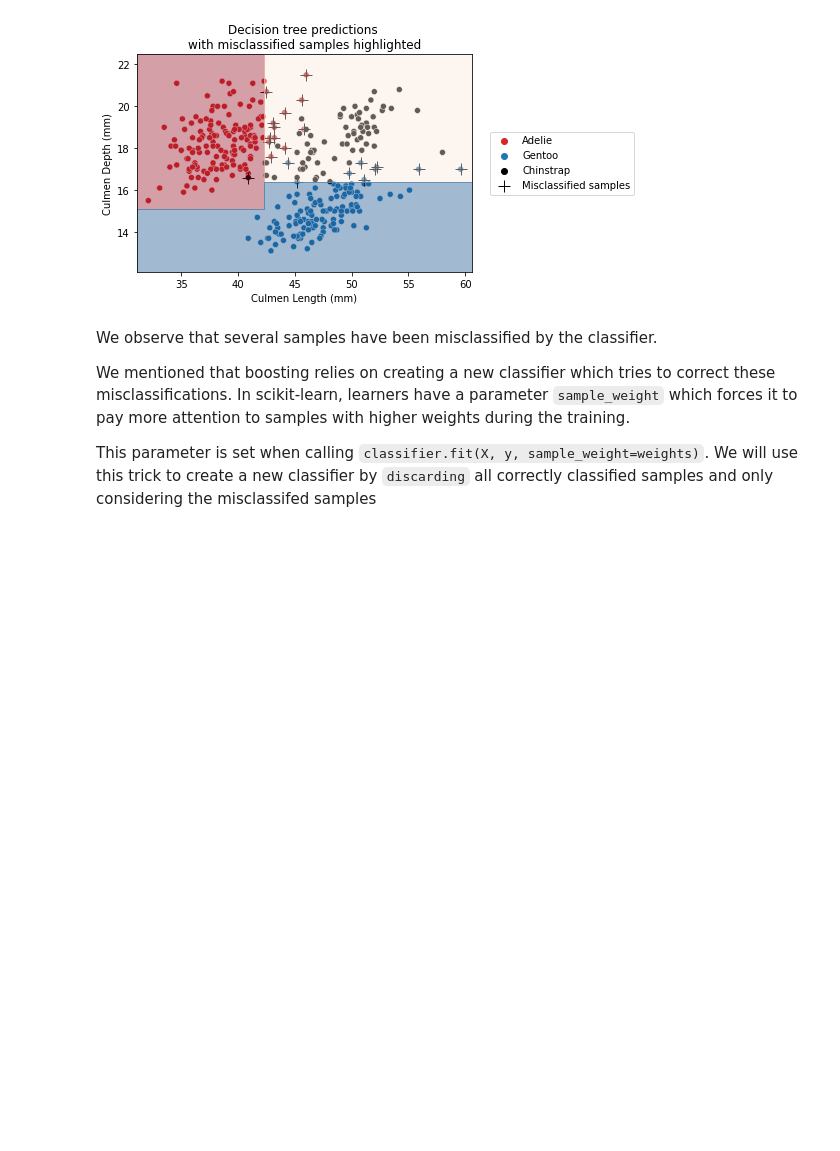
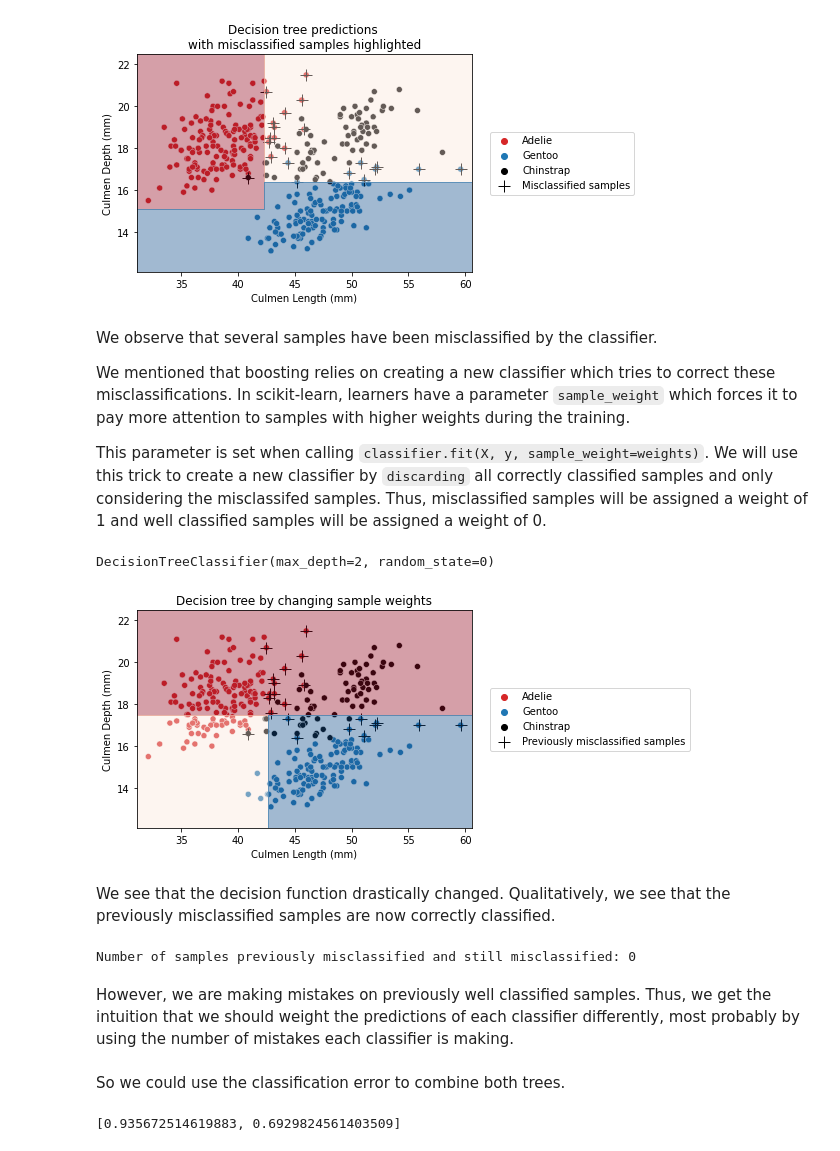
Before and after one commit to skacem/Learning-Machine-Learning, a Jupyter notebook: Scikit-learn/604_adaBoost.ipynb, the cells around one changed output. Cells and saved outputs as stored; diff of their text form; code cells hidden in the pictures; blank space fills up the shorter version.

Commit message:
decision trees by changing sample weights

```diff
--- a/Scikit-learn/604_adaBoost.ipynb
+++ b/Scikit-learn/604_adaBoost.ipynb
@@ -88,4 +88,50 @@ We observe that several samples have been misclassified by the classifier.
 
 We mentioned that boosting relies on creating a new classifier which tries to correct these misclassifications. In scikit-learn, learners have a parameter `sample_weight` which forces it to pay more attention to samples with higher weights during the training.
 
-This parameter is set when calling `classifier.fit(X, y, sample_weight=weights)`. We will use this trick to create a new classifier by `discarding` all correctly classified samples and only considering the misclassifed samples
+This parameter is set when calling `classifier.fit(X, y, sample_weight=weights)`. We will use this trick to create a new classifier by `discarding` all correctly classified samples and only considering the misclassifed samples. Thus, misclassified samples will be assigned a weight of 1 and well classified samples will be assigned a weight of 0.
+# %%
+sample_weight = np.zeros_like(target, dtype=int)
+sample_weight[misclassified_samples_idx] = 1
+
+tree = DecisionTreeClassifier(max_depth=2, random_state=0)
+tree.fit(data, target, sample_weight=sample_weight)
+# %% [output]
+DecisionTreeClassifier(max_depth=2, random_state=0)
+# %%
+sns.scatterplot(data=penguins, x=culmen_columns[0], y=culmen_columns[1],
+               hue=target_column, palette=palette)
+ax = sns.scatterplot(data=data_misclassified, x=culmen_columns[0],
+                    y=culmen_columns[1],
+                    label="Previously misclassified samples",
+                    marker='+', s=150, color='k')
+plot_decision_function(tree, range_features, ax=ax)
+
+plt.legend(bbox_to_anchor=(1.04, 0.5), loc='center left')
+plt.title('Decision tree by changing sample weights');
+# %% [output]
+[figure, added]
+# %% [markdown]
+We see that the decision function drastically changed. Qualitatively, we see that the previously misclassified samples are now correctly classified.
+# %%
+target_predicted = tree.predict(data)
+newly_misclassified_samples_idx = np.flatnonzero(target != target_predicted)
+remaining_misclassified_samples_idx = np.intersect1d(
+    misclassified_samples_idx, newly_misclassified_samples_idx
+)
+
+print(f"Number of samples previously misclassified and "
+      f"still misclassified: {len(remaining_misclassified_samples_idx)}")
+# %% [output]
+Number of samples previously misclassified and still misclassified: 0
+# %% [markdown]
+However, we are making mistakes on previously well classified samples. Thus, we get the intuition that we should weight the predictions of each classifier differently, most probably by using the number of mistakes each classifier is making.
+# %% [markdown]
+So we could use the classification error to combine both trees.
+# %%
+ensemble_weight = [
+    (target.shape[0] - len(misclassified_samples_idx)) / target.shape[0],
+    (target.shape[0] - len(newly_misclassified_samples_idx)) / target.shape[0],
+]
+ensemble_weight
+# %% [output]
+[0.935672514619883, 0.6929824561403509]
```
Also changed, not shown: parts of 1 cell of this notebook.
